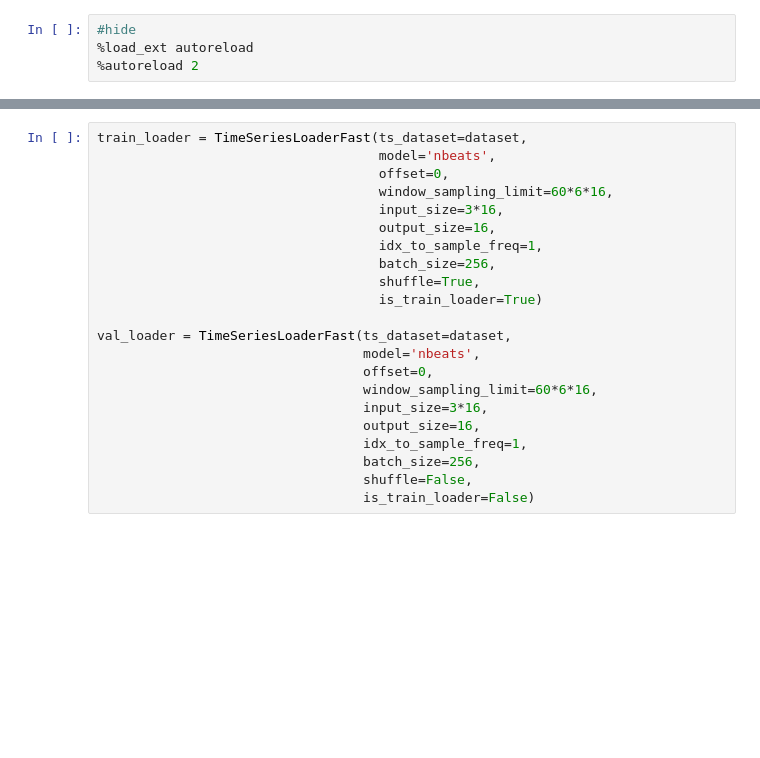
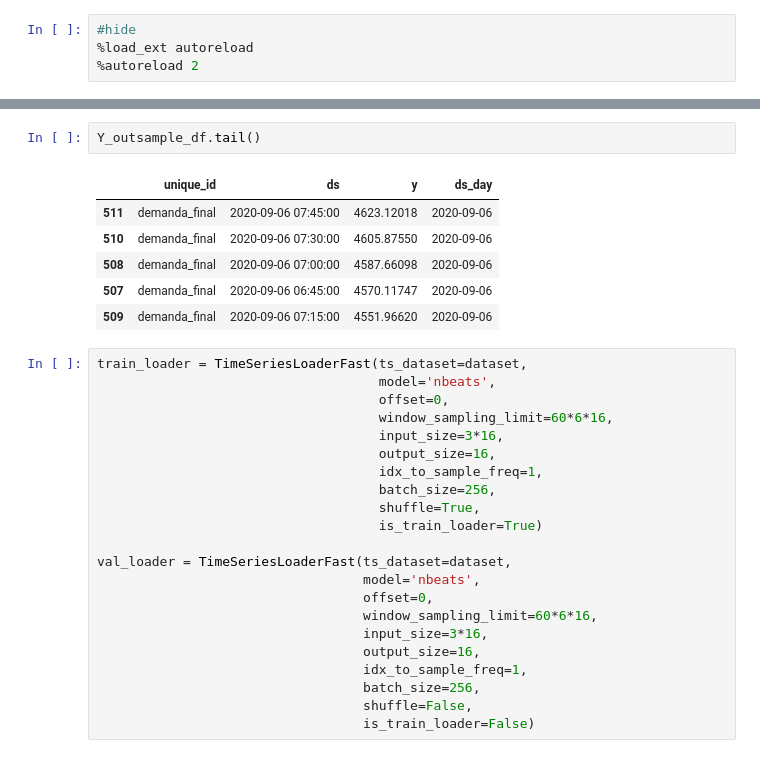
Before and after one commit to Nixtla/Nixtla, a Jupyter notebook: nbs/models_onnbeats__nbeats.ipynb, the cells around one changed output, grey strips where cells are left out. Cells and saved outputs as stored; diff of their text form; blank space fills up the shorter version.

```diff
--- a/nbs/models_onnbeats__nbeats.ipynb
+++ b/nbs/models_onnbeats__nbeats.ipynb
@@ -700,3 +614,12 @@ Creating ts tensor ...
+# %%
+Y_outsample_df.tail()
+# %% [output]
+|  | unique_id | ds | y | ds_day |
+| 511 | demanda_final | 2020-09-06 07:45:00 | 4623.12018 | 2020-09-06 |
+| 510 | demanda_final | 2020-09-06 07:30:00 | 4605.87550 | 2020-09-06 |
+| 508 | demanda_final | 2020-09-06 07:00:00 | 4587.66098 | 2020-09-06 |
+| 507 | demanda_final | 2020-09-06 06:45:00 | 4570.11747 | 2020-09-06 |
+| 509 | demanda_final | 2020-09-06 07:15:00 | 4551.96620 | 2020-09-06 |
 # %%
 train_loader = TimeSeriesLoaderFast(ts_dataset=dataset,
                                     model='nbeats',
```
Also changed, not shown: parts of 16 cells of this notebook, 2 other files.
